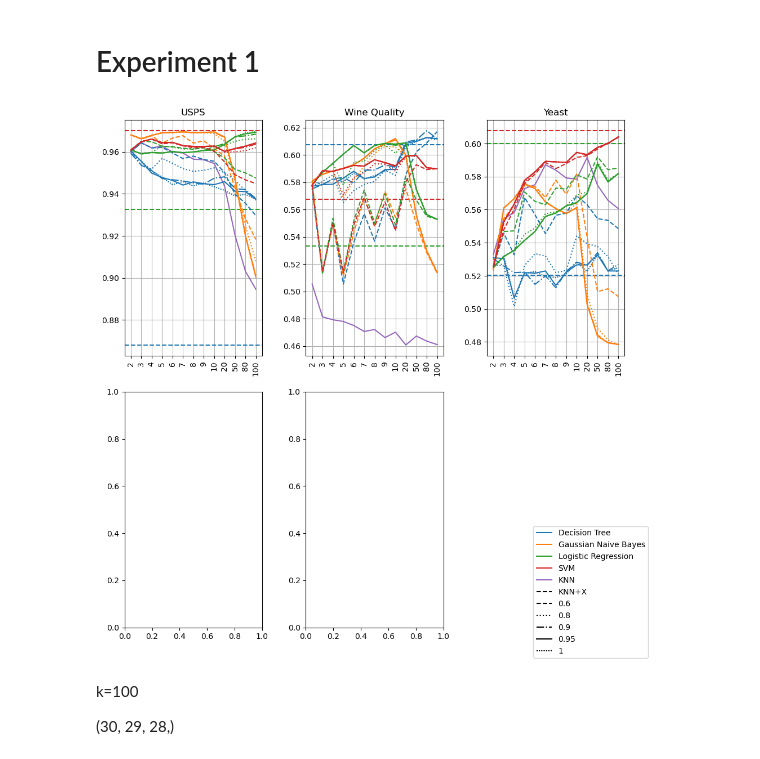
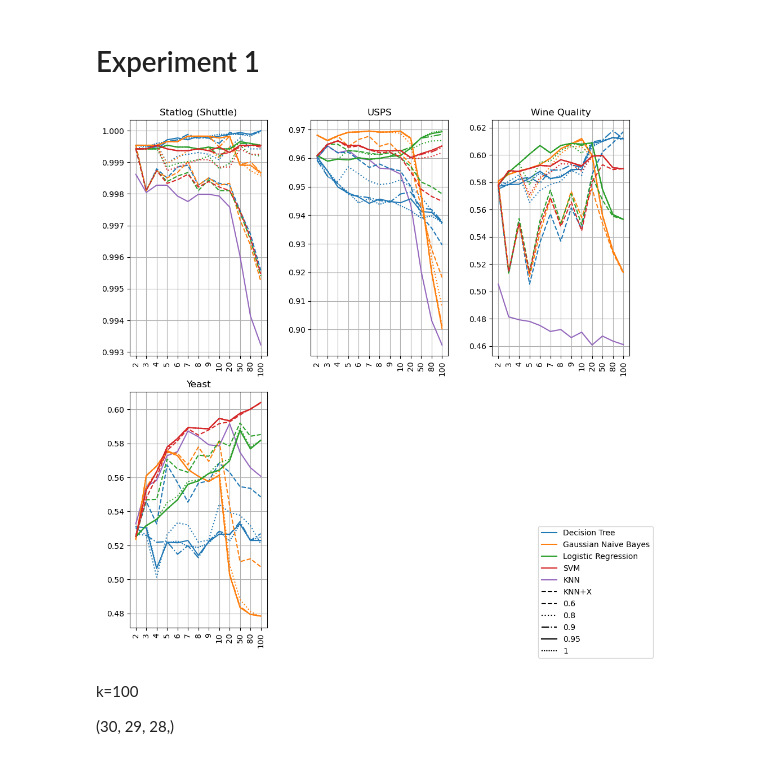
Before and after one commit to danigil/KNN-X, a Jupyter notebook: plot_results.ipynb, the cells around one changed output. Saved outputs shown, nothing was run; the diff lists cells and outputs as text; code cells hidden in the pictures.

Commit message:
cleaned up plot notebook

```diff
--- a/plot_results.ipynb
+++ b/plot_results.ipynb
@@ -1,7 +1,7 @@
 # %% [markdown]
 # Experiment 1
 # %%
-from typing import Literal
+from typing import Literal, Tuple, Union
 from average_results import ret_avg_results
 import numpy as np
 from itertools import product
@@ -12,9 +12,15 @@ import matplotlib.lines as mlines
 
 from math import ceil
 
-def plot_results(datasets=['mnist', 'covertype', 'yeast', 'skin', 'statlog'], plot_type:Literal['acc', 'time']='acc', knn_algo:Literal['brute', 'kd_tree', 'ball_tree']='brute'):
-    # ret = ret_avg_results(datasets=['mnist', 'covertype', 'yeast', 'skin', 'statlog'])
-    ret = ret_avg_results(datasets=['usps', 'wine', 'yeast'], knn_algo=knn_algo)
+def plot_results(datasets=['mnist', 'covertype', 'yeast', 'skin', 'statlog'],
+                 plot_type:Literal['acc', 'time']='acc',
+                 knn_algo:Literal['brute', 'kd_tree', 'ball_tree']='brute',
+                 omit_baseline_x=False,
+                 omit_baseline_gnb=False,
+                 omit_thresholds:Union[None, Tuple[float]]=None
+                 ):
+
+    ret = ret_avg_results(datasets=datasets, knn_algo=knn_algo)
     if ret is None:
         print("No results found")
         return
@@ -22,33 +28,24 @@ def plot_results(datasets=['mnist', 'covertype', 'yeast', 'skin', 'statlog'], pl
     datasets = ret.keys()
 
     col_amount = min(3, len(datasets)+1)
-    # col_amount = len(datasets)+1
+
     q = len(datasets)//col_amount
     r = len(datasets)%col_amount
 
-    # row_amount = q+1
     row_amount = q+1
-    # col_amount = ceil(len(datasets)/2)
     fig, axs = plt.subplots(row_amount, col_amount,figsize=(10, 10))
     fig.tight_layout(pad=2.5)
-    # axs[1][2].set_visible(False)
 
-    # print(type(axs), axs.dtype)
 
     if row_amount==1:
         axs = np.array([axs], dtype=object)
 
-    axs[-1][-1].set_visible(False)
-
-    # if row_amount>1:
-    #     axs[-1][-1].set_visible(False)
-    # else:
-    #     axs[-1].set_visible(False)
+    for i in range(r, col_amount):
+        axs[-1][i].set_visible(False)
 
     clfs= ret[list(datasets)[0]]["clfs"]
 
     ax = plt.gca()
-    # colors = [next(ax._get_lines.prop_cycler)['color'] for _ in clfs + ['KNN']]
     colors = plt.rcParams['axes.prop_cycle'].by_key()['color']
 
     clfs_map = {
@@ -89,46 +86,42 @@ def plot_results(datasets=['mnist', 'covertype', 'yeast', 'skin', 'statlog'], pl
         default_k_ticks = range(len(ks))
         thresholds= results_dict['thresholds']
 
-        #print(i%len(datasets))
-        #print(len(datasets))
         curr_ax = axs[i//col_amount, i%col_amount]
-
-        # curr_ax.set_yscale("logit")
 
         curr_ax.set_title(f"{dataset_map[dataset]}")
         curr_ax.plot(default_k_ticks, baseline_knn, label="KNN", linestyle='solid', color=colors[len(clfs)])
         curr_ax.set_xticks(default_k_ticks, ks, rotation=90)
 
         curr_ax.grid(True)
 
-        for (iclf, clf) in enumerate(clfs):
-            if 'gaussian' in clf.lower():
-                continue
-            curr_ax.axhline(y=baseline[iclf], label=f'{clf}', color=colors[iclf%len(clfs)], linestyle='dashed')
+        if not omit_baseline_x:
+            for (iclf, clf) in enumerate(clfs):
+                if omit_baseline_gnb and 'gaussian' in clf.lower():
+                    continue
+                curr_ax.axhline(y=baseline[iclf], label=f'{clf}', color=colors[iclf%len(clfs)], linestyle='dashed')
 
         line_styles = ['dashed', 'dotted', 'dashdot', 'solid', (0, (1,1))]
-        # line_styles = ['dashed', 'dotted', 'dashdot', 'solid', 'solid']
         patches_t = [mlines.Line2D(xdata=[0], ydata=[0], color='black', linestyle=line_styles[i%len(thresholds)], label=threshold) for i,threshold in enumerate(thresholds)]
 
         for (iclf, clf), (it, threshold) in product(enumerate(clfs), enumerate(thresholds)):
-            # if threshold not in (1.0, 0.6):
-                # continue
+            if omit_thresholds is not None and threshold in omit_thresholds:
+                continue
 
             curr = smart[iclf, it]
             curr_ax.plot(default_k_ticks, curr, color=colors[iclf%len(clfs)], linestyle=line_styles[it])
 
     fig.legend(handles=handles+patches_t, loc='lower right')
     plt.show()
     # ax = axs[i]
 
     # ax.set_title(dataset)
     # ax.set_xlabel('Number of features')
     # ax.set_ylabel('Accuracy')
     # ax.legend()
 
-plot_results(datasets=['usps', 'yeast', 'wine'], plot_type='acc',knn_algo='ball_tree')
+plot_results(datasets=['statlog', 'usps', 'wine', 'yeast'], plot_type='acc',knn_algo='ball_tree', omit_baseline_x=True)
 # %% [output]
-[figure, old version]
+[figure, new version]
 # %% [markdown]
 k=100
 
```
